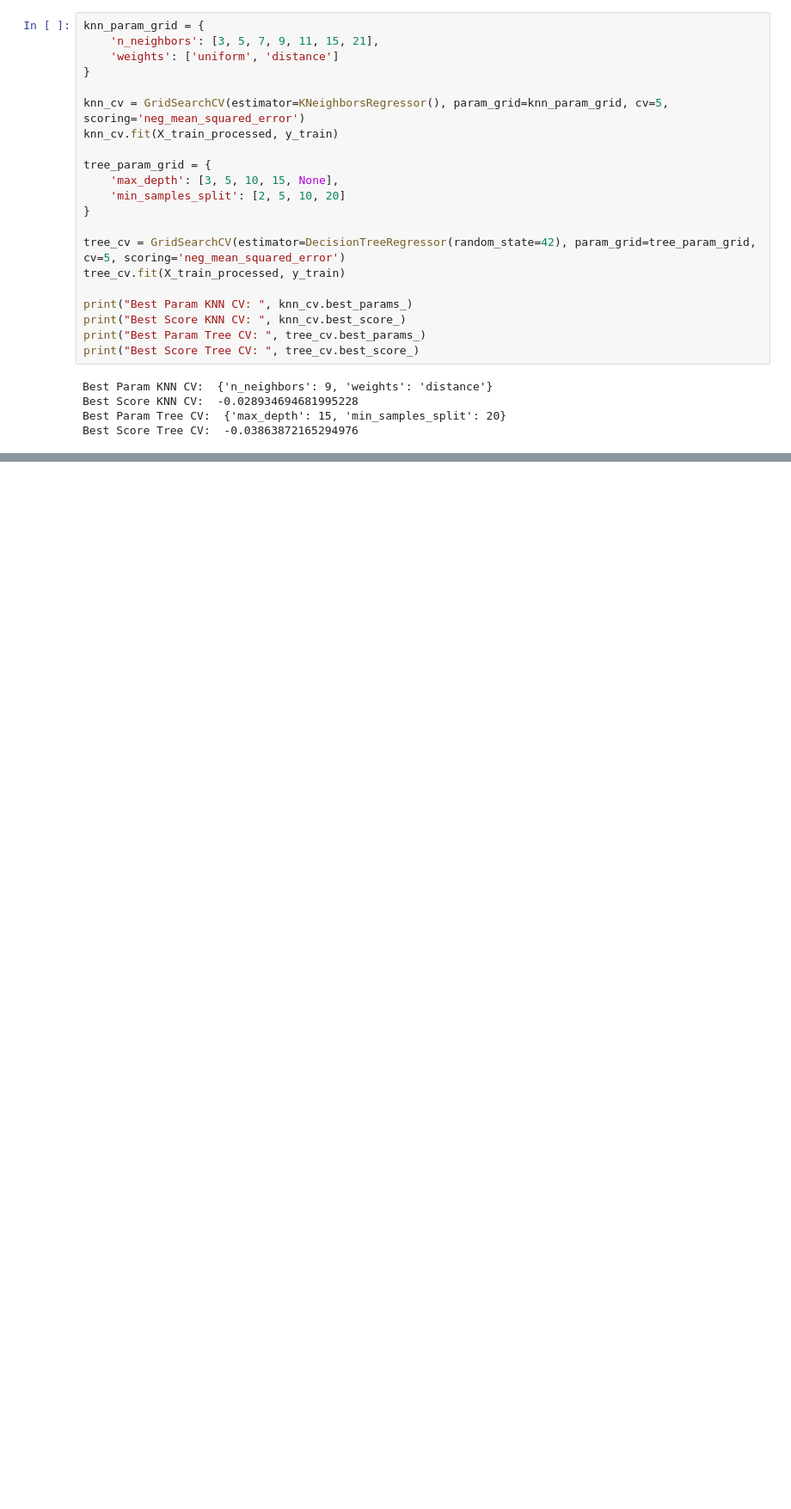
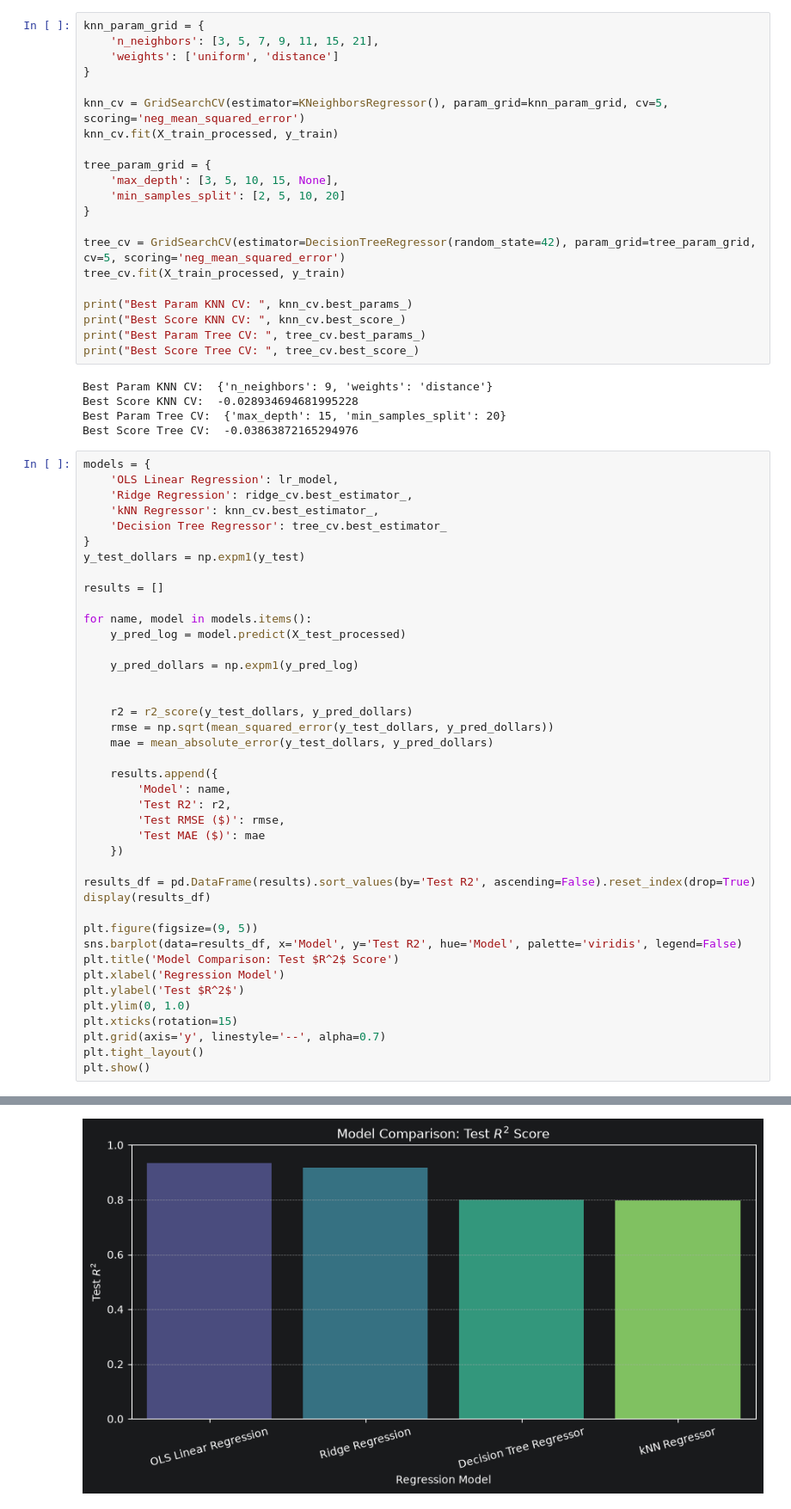
Before and after one commit to CarterAtnip/MLAssignment-3, a Jupyter notebook: Assignment3.ipynb, the cells around one changed output, grey strips where cells are left out. Shown at 86% size. Drawn from its saved outputs; the diff is of its cells as text; blank space fills up the shorter version.

```diff
--- a/Assignment3.ipynb
+++ b/Assignment3.ipynb
@@ -228,3 +229,45 @@ Best Param KNN CV:  {'n_neighbors': 9, 'weights': 'distance'}
 Best Score KNN CV:  -0.028934694681995228
 Best Param Tree CV:  {'max_depth': 15, 'min_samples_split': 20}
 Best Score Tree CV:  -0.03863872165294976
+# %%
+models = {
+    'OLS Linear Regression': lr_model,
+    'Ridge Regression': ridge_cv.best_estimator_,
+    'kNN Regressor': knn_cv.best_estimator_,
+    'Decision Tree Regressor': tree_cv.best_estimator_
+}
+y_test_dollars = np.expm1(y_test)
+
+results = []
+
+for name, model in models.items():
+    y_pred_log = model.predict(X_test_processed)
+
+    y_pred_dollars = np.expm1(y_pred_log)
+
+
+    r2 = r2_score(y_test_dollars, y_pred_dollars)
+    rmse = np.sqrt(mean_squared_error(y_test_dollars, y_pred_dollars))
+    mae = mean_absolute_error(y_test_dollars, y_pred_dollars)
+
+    results.append({
+        'Model': name,
+        'Test R2': r2,
+        'Test RMSE ($)': rmse,
+        'Test MAE ($)': mae
+    })
+
+results_df = pd.DataFrame(results).sort_values(by='Test R2', ascending=False).reset_index(drop=True)
+display(results_df)
+
+plt.figure(figsize=(9, 5))
+sns.barplot(data=results_df, x='Model', y='Test R2', hue='Model', palette='viridis', legend=False)
+plt.title('Model Comparison: Test $R^2$ Score')
+plt.xlabel('Regression Model')
+plt.ylabel('Test $R^2$')
+plt.ylim(0, 1.0)
+plt.xticks(rotation=15)
+plt.grid(axis='y', linestyle='--', alpha=0.7)
+plt.tight_layout()
+plt.show()
+# %% [output]
@@ -230,0 +279 @@ Best Score Tree CV:  -0.03863872165294976
+[figure, added]
```
Also changed, not shown: parts of 5 cells of this notebook.
